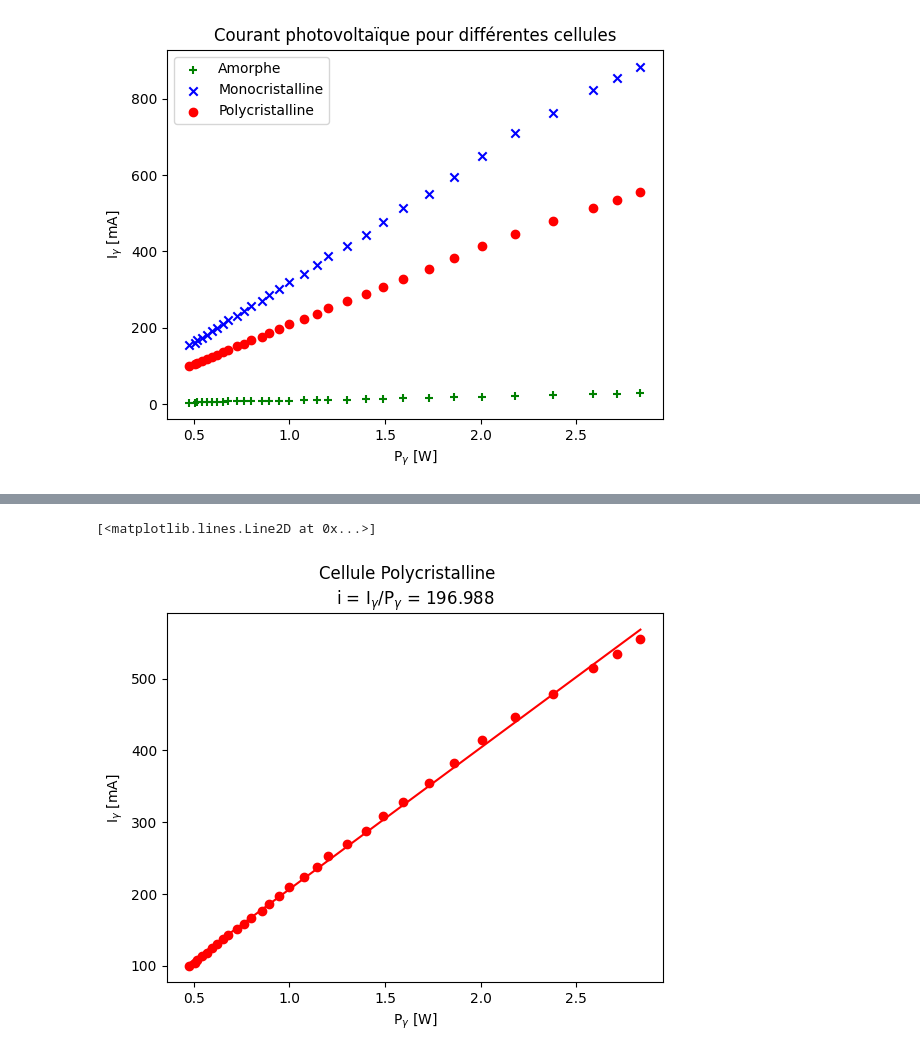
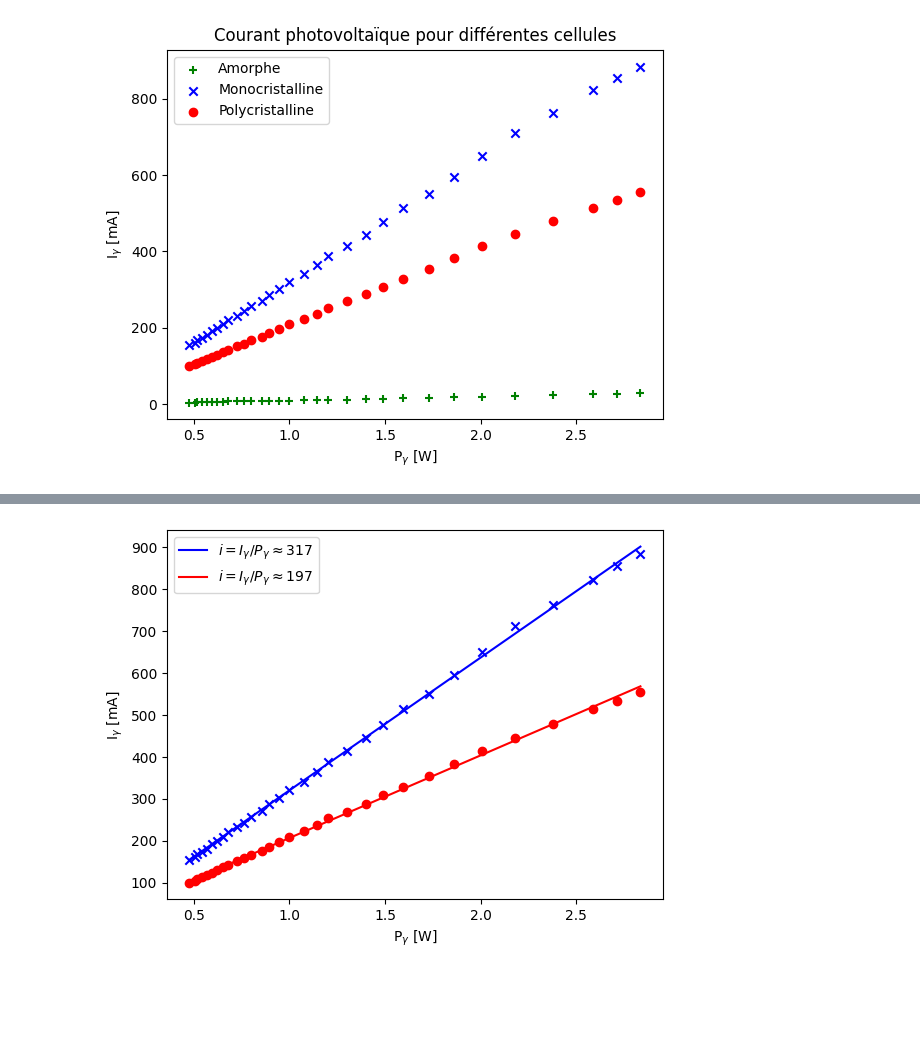
Before and after one commit to TomVdt/TPII-rapports, a Jupyter notebook: 01-J7-energie-solaire/analyse/exp3.ipynb, the cells around one changed output, grey strips where cells are left out. Drawn from its saved outputs; the diff is of its cells as text; code cells hidden in the pictures; blank space fills up the shorter version.

```diff
--- a/01-J7-energie-solaire/analyse/exp3.ipynb
+++ b/01-J7-energie-solaire/analyse/exp3.ipynb
@@ -68,14 +53,21 @@ plt.plot(Pgamma[:,1], fit_M(Pgamma[:,1]), color=colors["M"])
-# %%
-coefs_P = np.polyfit(Pgamma[:,1], rawdata[:,3], 1)
-fit_P = np.poly1d(coefs_P)
-
-plt.scatter(Pgamma[:,1], rawdata[:,3], color=colors["P"])
-plt.xlabel("P$_\gamma$ [W]")
-plt.ylabel("I$_\gamma$ [mA]")
-plt.suptitle("Cellule Polycristalline")
-plt.title(f"i = I$_\gamma$/P$_\gamma$ = {round(coefs_P[0],3)}")
-
-plt.plot(Pgamma[:,1], fit_P(Pgamma[:,1]), color=colors["P"])
-# %% [output]
-[<matplotlib.lines.Line2D at 0x...>]
-[figure, removed]
+# %%
+# Mono
+coefs_M = np.polyfit(Pgamma[:,1], rawdata[:,2], 1)
+fit_M = np.poly1d(coefs_M)
+plt.plot(Pgamma[:,1], fit_M(Pgamma[:,1]), color=colors["M"], label=f"$i = I_\gamma/P_\gamma \\approx {coefs_M[0]:.0f}$")
+
+plt.scatter(Pgamma[:,1], rawdata[:,2], color=colors["M"], marker="x")
+
+# Poly
+coefs_P = np.polyfit(Pgamma[:,1], rawdata[:,3], 1)
+fit_P = np.poly1d(coefs_P)
+plt.plot(Pgamma[:,1], fit_P(Pgamma[:,1]), color=colors["P"], label=f"$i = I_\gamma/P_\gamma \\approx {coefs_P[0]:.0f}$")
+
+plt.scatter(Pgamma[:,1], rawdata[:,3], color=colors["P"])
+
+plt.xlabel("P$_\gamma$ [W]")
+plt.ylabel("I$_\gamma$ [mA]")
+plt.legend()
+tikz.save("../plots/i(Pgamma),MP.tikz")
+# %% [output]
+[figure, added]
```
Also changed, not shown: parts of 6 cells of this notebook, 7 other files.
